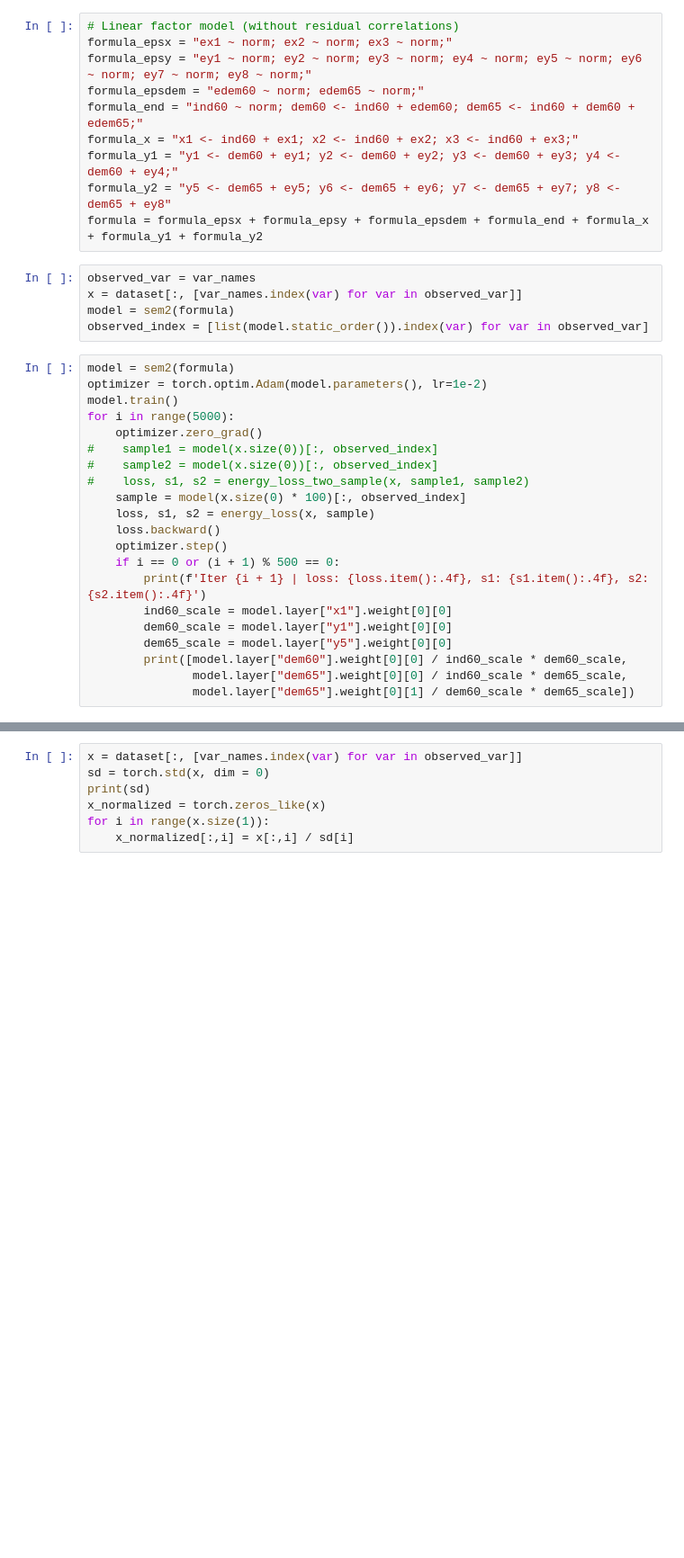
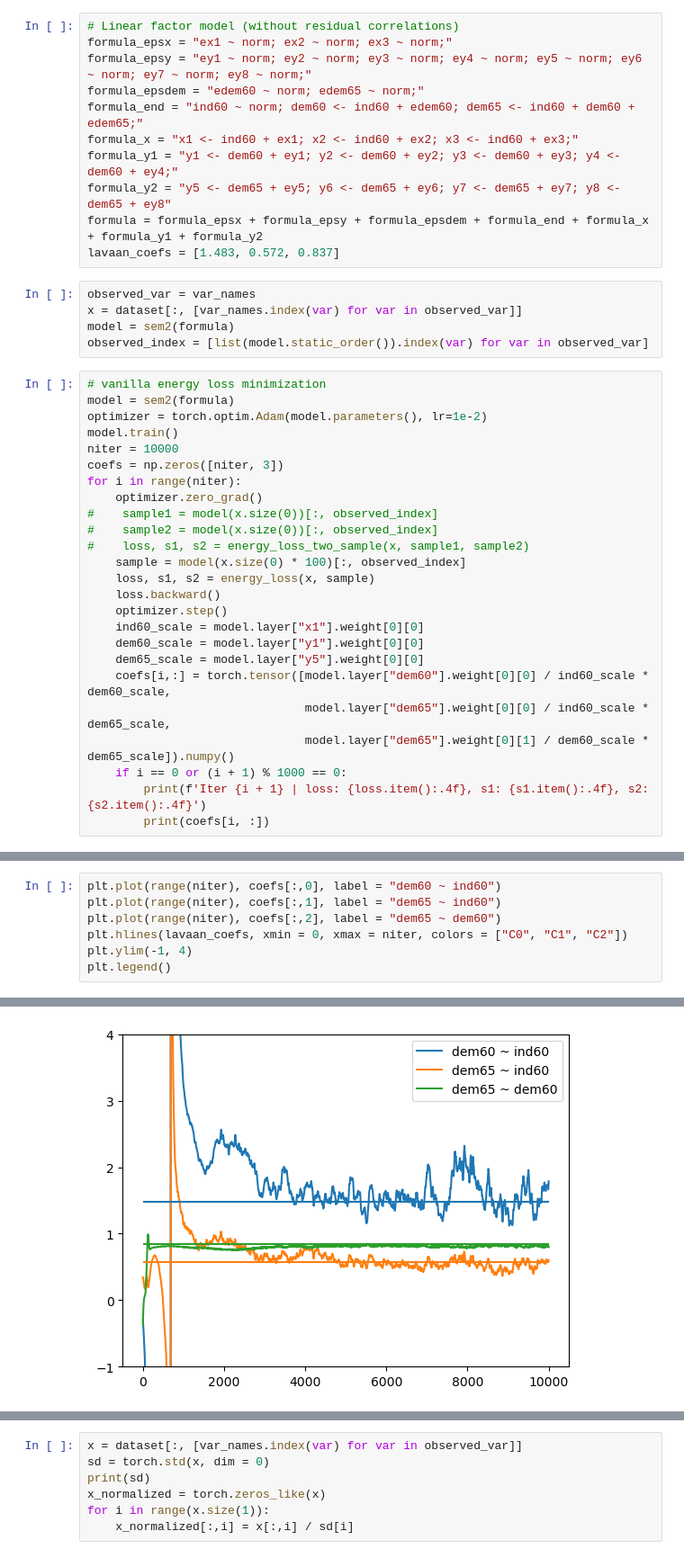
Before and after one commit to causal-design/sem2, a Jupyter notebook: sem2.ipynb, the cells around one changed output, grey strips where cells are left out. Shown: that part at 90% size. Cells and saved outputs as stored; diff of their text form; blank space fills up the shorter version.

Commit message:
Add visualization

```diff
--- a/sem2.ipynb
+++ b/sem2.ipynb
@@ -177,16 +178,20 @@ formula_x = "x1 <- ind60 + ex1; x2 <- ind60 + ex2; x3 <- ind60 + ex3;"
 formula_y1 = "y1 <- dem60 + ey1; y2 <- dem60 + ey2; y3 <- dem60 + ey3; y4 <- dem60 + ey4;"
 formula_y2 = "y5 <- dem65 + ey5; y6 <- dem65 + ey6; y7 <- dem65 + ey7; y8 <- dem65 + ey8"
 formula = formula_epsx + formula_epsy + formula_epsdem + formula_end + formula_x + formula_y1 + formula_y2
+lavaan_coefs = [1.483, 0.572, 0.837]
 # %%
 observed_var = var_names
 x = dataset[:, [var_names.index(var) for var in observed_var]]
 model = sem2(formula)
 observed_index = [list(model.static_order()).index(var) for var in observed_var]
 # %%
+# vanilla energy loss minimization
 model = sem2(formula)
 optimizer = torch.optim.Adam(model.parameters(), lr=1e-2)
 model.train()
-for i in range(5000):
+niter = 10000
+coefs = np.zeros([niter, 3])
+for i in range(niter):
     optimizer.zero_grad()
 #    sample1 = model(x.size(0))[:, observed_index]
 #    sample2 = model(x.size(0))[:, observed_index]
@@ -195,12 +200,13 @@ for i in range(5000):
     loss, s1, s2 = energy_loss(x, sample)
     loss.backward()
     optimizer.step()
-    if i == 0 or (i + 1) % 500 == 0:
+    ind60_scale = model.layer["x1"].weight[0][0]
+    dem60_scale = model.layer["y1"].weight[0][0]
+    dem65_scale = model.layer["y5"].weight[0][0]
+    coefs[i,:] = torch.tensor([model.layer["dem60"].weight[0][0] / ind60_scale * dem60_scale,
+                               model.layer["dem65"].weight[0][0] / ind60_scale * dem65_scale,
+                               model.layer["dem65"].weight[0][1] / dem60_scale * dem65_scale]).numpy()
+    if i == 0 or (i + 1) % 1000 == 0:
         print(f'Iter {i + 1} | loss: {loss.item():.4f}, s1: {s1.item():.4f}, s2: {s2.item():.4f}')
-        ind60_scale = model.layer["x1"].weight[0][0]
-        dem60_scale = model.layer["y1"].weight[0][0]
-        dem65_scale = model.layer["y5"].weight[0][0]
-        print([model.layer["dem60"].weight[0][0] / ind60_scale * dem60_scale,
-               model.layer["dem65"].weight[0][0] / ind60_scale * dem65_scale,
-               model.layer["dem65"].weight[0][1] / dem60_scale * dem65_scale])
+        print(coefs[i, :])
 # %% [output]
@@ -223,0 +230,8 @@ Iter 5000 | loss: 6.1877, s1: 12.5413, s2: 12.7072
+# %%
+plt.plot(range(niter), coefs[:,0], label = "dem60 ~ ind60")
+plt.plot(range(niter), coefs[:,1], label = "dem65 ~ ind60")
+plt.plot(range(niter), coefs[:,2], label = "dem65 ~ dem60")
+plt.hlines(lavaan_coefs, xmin = 0, xmax = niter, colors = ["C0", "C1", "C2"])
+plt.ylim(-1, 4)
+plt.legend()
+# %% [output]
@@ -224,3 +239,4 @@ Iter 5000 | loss: 6.1877, s1: 12.5413, s2: 12.7072
+[figure, added]
 # %%
 # change loss function to OLS (between sample and model covariance matrices)
 sample_cov = torch.cov(torch.t(x))
```
Also changed, not shown: parts of 11 cells of this notebook.
